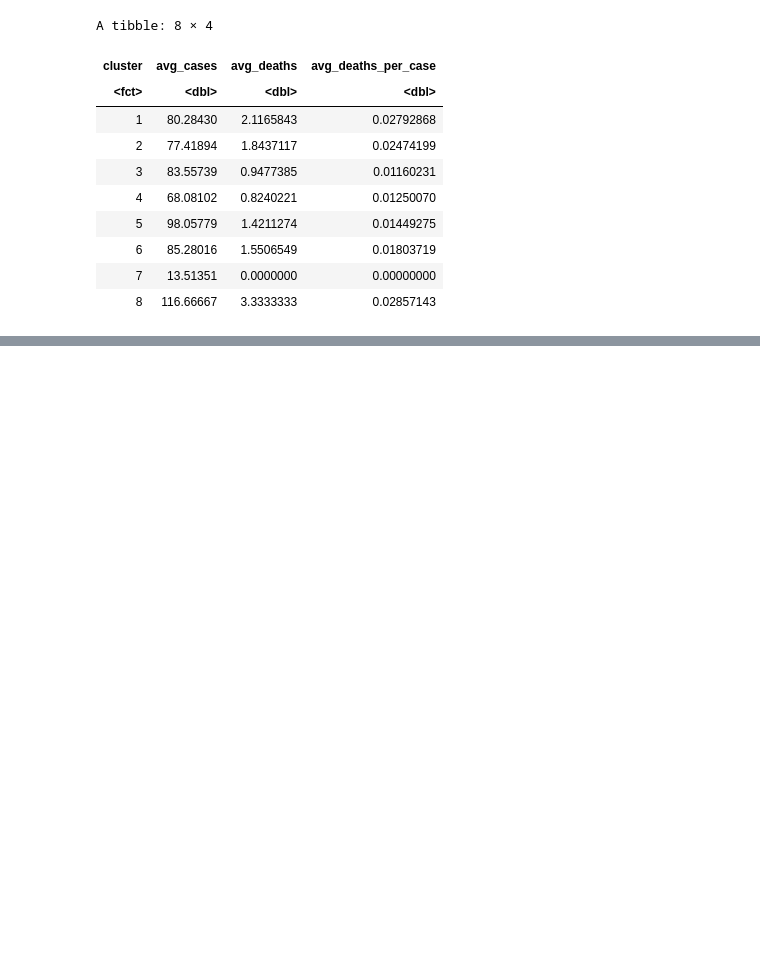
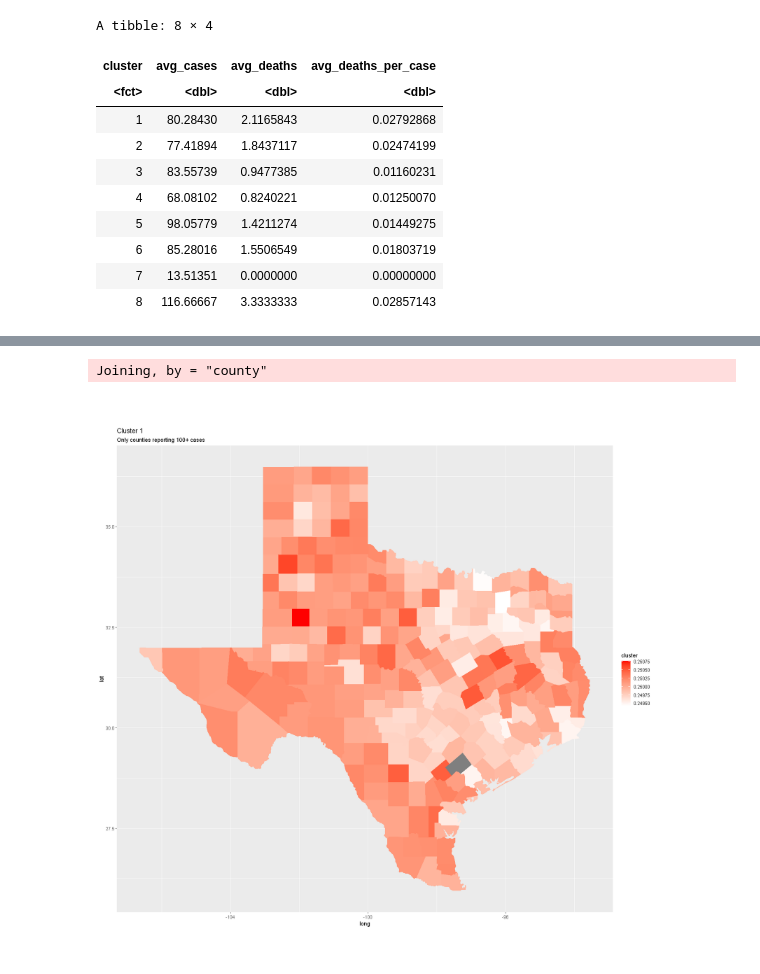
Before and after one commit to ncliu95/smu_dm_project_2, a Jupyter notebook: Project 2.ipynb, the cells around one changed output, grey strips where cells are left out. Saved outputs shown, nothing was run; the diff lists cells and outputs as text; code cells hidden in the pictures; blank space fills up the shorter version.

```diff
--- a/Project 2.ipynb
+++ b/Project 2.ipynb
@@ -602,0 +503,3 @@ A tibble: 4 × 4
+# %%
+fc <- cmeans(as.matrix(se_data_prepped), centers = 4)
+fc
@@ -602,0 +524,19 @@ A tibble: 4 × 4
+# %%
+se_data_fc <- se_data %>% add_column(cluster = fc$membership)
+# %%
+counties_TX_fc <- counties_TX %>% left_join(se_data_fc)
+# %% [output]
+Joining, by = "county"
+# %%
+fc_clust_1 <- counties_TX_fc %>% mutate(cluster = cluster[,1])
+fc_clust_2 <- counties_TX_fc %>% mutate(cluster = cluster[,2])
+fc_clust_3 <- counties_TX_fc %>% mutate(cluster = cluster[,3])
+fc_clust_4 <- counties_TX_fc %>% mutate(cluster = cluster[,4])
+# %%
+ggplot(fc_clust_1, aes(long, lat)) +
+  geom_polygon(data = fc_clust_1, aes(x = long, y = lat, group = group, fill = cluster)) +
+  coord_quickmap() +
+  scale_fill_gradient(low = "white", high = "red") +
+  labs(title = "Cluster 1", subtitle = "Only counties reporting 100+ cases")
+# %% [output]
+[figure, added]
```
Also changed, not shown: parts of 39 cells of this notebook.
